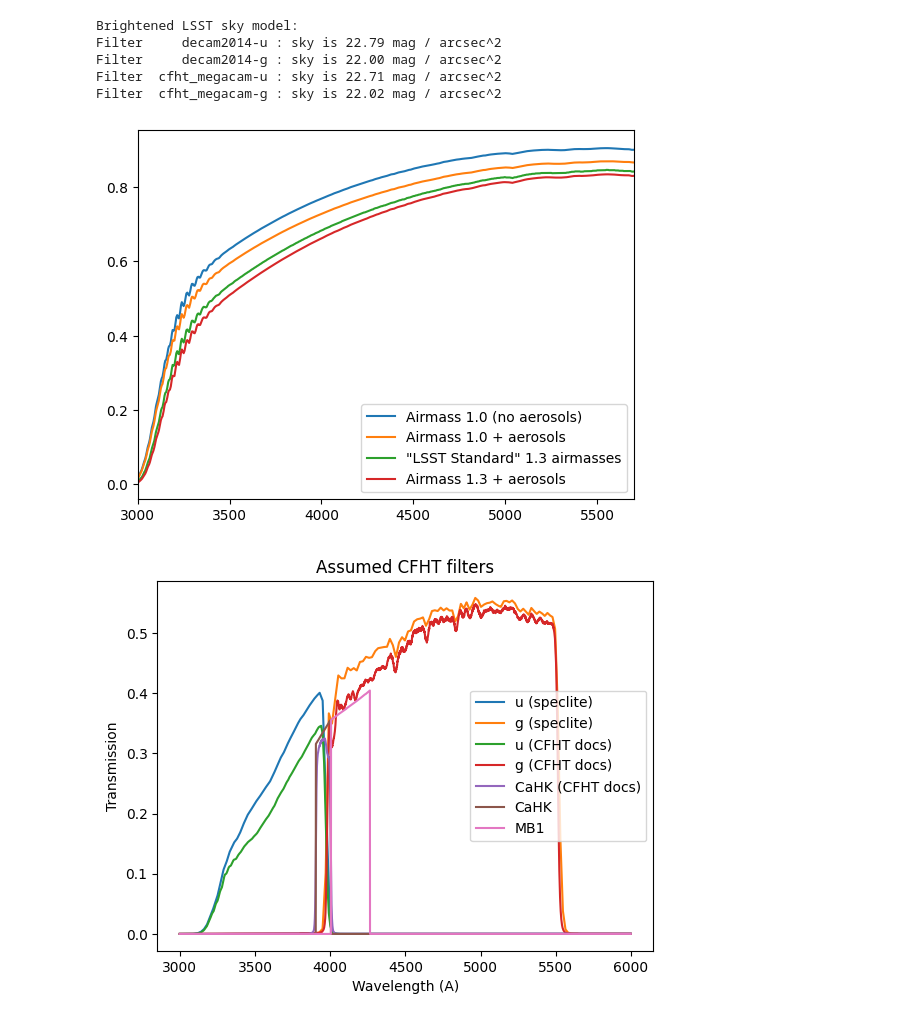
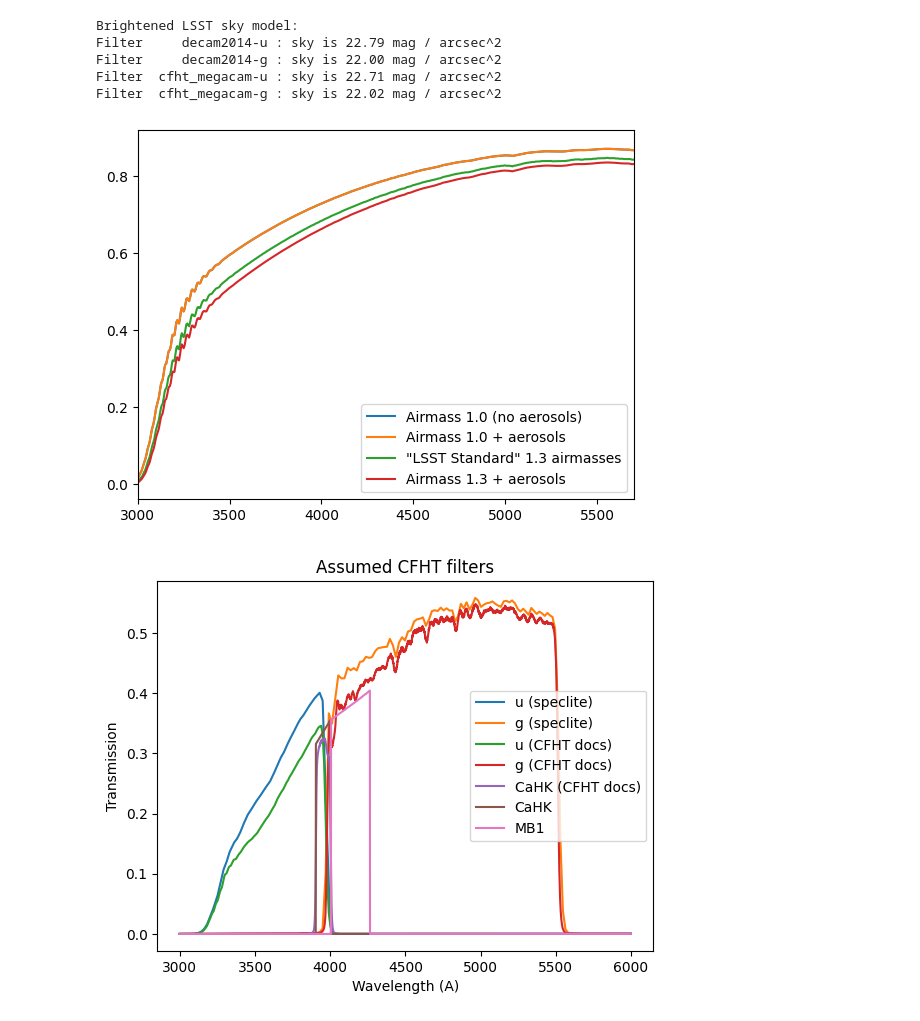
Before and after one commit to dstndstn/cfht-etc, a Jupyter notebook: cfht-polu.ipynb, the cells around one changed output. Cells and saved outputs as stored; diff of their text form; code cells hidden in the pictures.

```diff
--- a/cfht-polu.ipynb
+++ b/cfht-polu.ipynb
@@ -317,24 +318,25 @@ cfht_cahk_filt = interp1d(sky_wave, read_table('cfht/cfh9303.dat', sky_wave, sep
 # %%
 # Another big choice we have is the atmosphere model.  The LSST sims have a variety of models,
 # at different airmasses, and with/without aerosols.  These make quite a big difference!
 atm = interp1d(*read_lsst_throughput('atmos_std.dat'))
 atm10 = interp1d(*read_lsst_throughput('atmos_10.dat'))
-atm10_noaero = interp1d(*read_lsst_throughput('atmos_10.dat', basedir='/Users/dstn/lsst-throughputs/atmos'))
+basedir = 'lsst-throughputs-1.9/'
+atm10_noaero = interp1d(*read_lsst_throughput('atmos_10.dat', basedir=basedir)) #'/Users/dstn/lsst-throughputs/atmos'))
 #atm12_hi = interp1d(*read_lsst_throughput('atmos_12_hiwater.dat', basedir='/Users/dstn/lsst-throughputs/atmos'))
 #atm12_lo = interp1d(*read_lsst_throughput('atmos_12_lowater.dat', basedir='/Users/dstn/lsst-throughputs/atmos'))
 # Water doesn't make a difference for us in the blue -- but aerosols do!
 #atm12_hi_a = interp1d(*read_lsst_throughput('atmos_12_hiwater_aerosol.dat', basedir='/Users/dstn/lsst-throughputs/atmos'))
 #atm12_lo_a = interp1d(*read_lsst_throughput('atmos_12_lowater_aerosol.dat', basedir='/Users/dstn/lsst-throughputs/atmos'))
-atm13_a = interp1d(*read_lsst_throughput('atmos_13_aerosol.dat', basedir='/Users/dstn/lsst-throughputs/atmos'))
+atm13_a = interp1d(*read_lsst_throughput('atmos_13_aerosol.dat', basedir=basedir))
 wave = sky_wave
 plt.plot(wave, atm10_noaero(wave), label='Airmass 1.0 (no aerosols)')
 plt.plot(wave, atm10(wave), label='Airmass 1.0 + aerosols')
 plt.plot(wave, atm(wave), label='"LSST Standard" 1.3 airmasses')
 plt.plot(wave, atm13_a(wave), label='Airmass 1.3 + aerosols')
 plt.xlim(3000, 5700)
 plt.legend();
 # %% [output]
-[figure, old version]
+[figure, new version]
 # %%
 cfht_filters = speclite.filters.load_filters('cfht_megacam-u', 'cfht_megacam-g')
 
```
Also changed, not shown: parts of 2 cells of this notebook, 1 other file.
